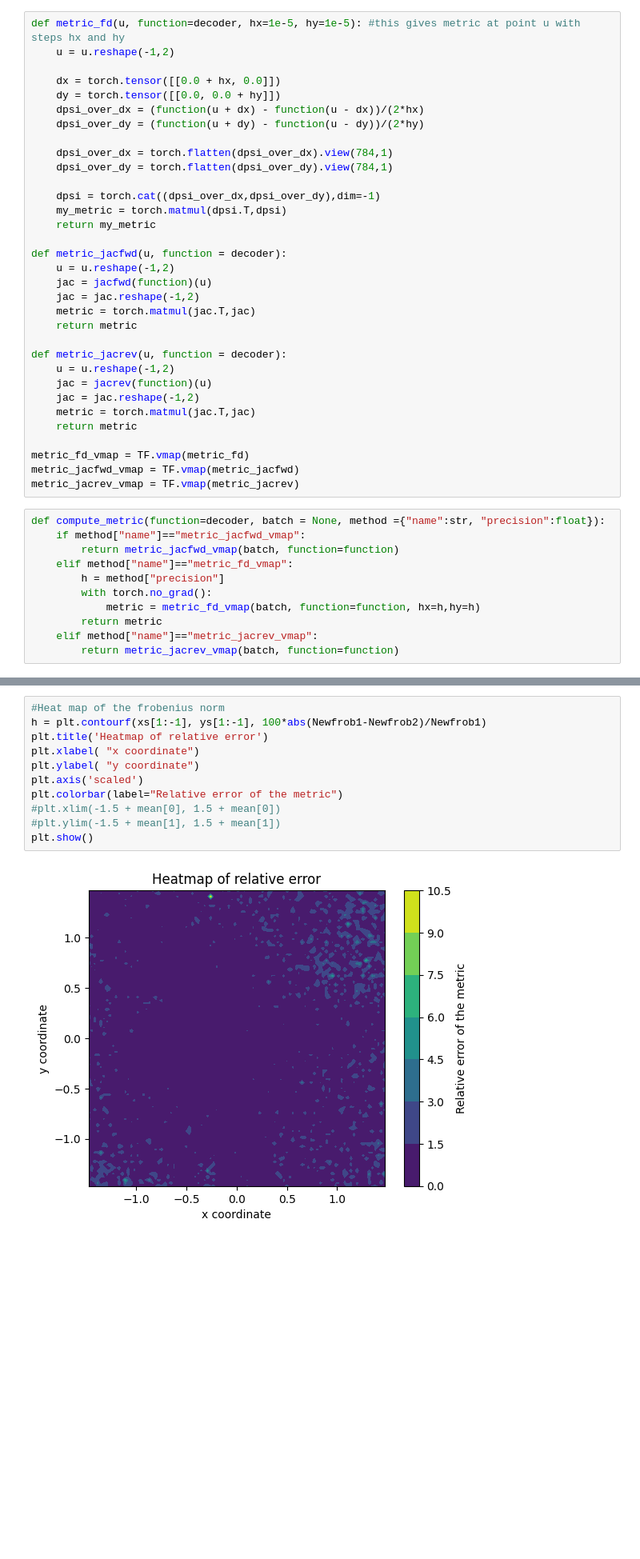
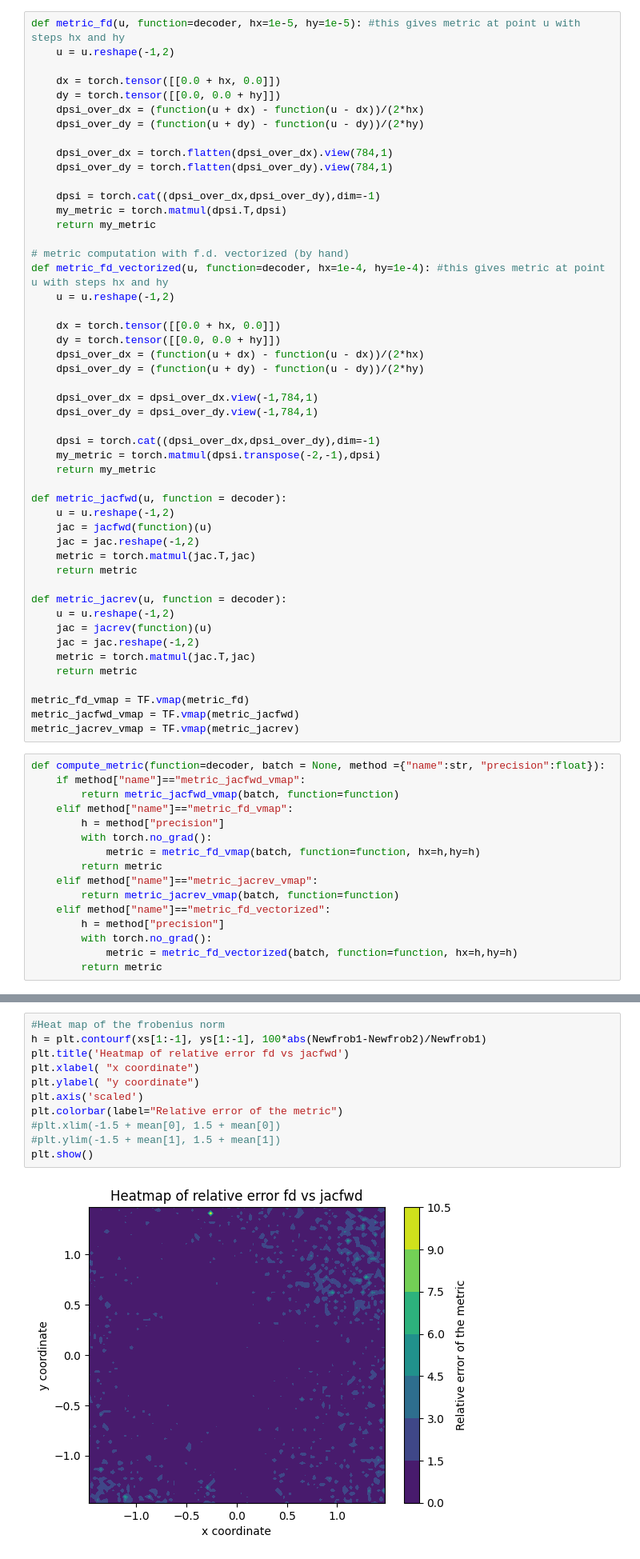
Before and after one commit to AlexeyLazarev98/Ricci-flow-in-NN, a Jupyter notebook: differentiation_methods_comparison_executed.ipynb, the cells around one changed output, grey strips where cells are left out. Shown: that part at 80% size. Cells and saved outputs as stored; diff of their text form; blank space fills up the shorter version.

```diff
--- a/differentiation_methods_comparison_executed.ipynb
+++ b/differentiation_methods_comparison_executed.ipynb
@@ -101,6 +101,22 @@ def metric_fd(u, function=decoder, hx=1e-5, hy=1e-5): #this gives metric at poin
 
     dpsi = torch.cat((dpsi_over_dx,dpsi_over_dy),dim=-1)
     my_metric = torch.matmul(dpsi.T,dpsi)
+    return my_metric
+
+# metric computation with f.d. vectorized (by hand)
+def metric_fd_vectorized(u, function=decoder, hx=1e-4, hy=1e-4): #this gives metric at point u with steps hx and hy
+    u = u.reshape(-1,2)
+
+    dx = torch.tensor([[0.0 + hx, 0.0]])
+    dy = torch.tensor([[0.0, 0.0 + hy]])
+    dpsi_over_dx = (function(u + dx) - function(u - dx))/(2*hx)
+    dpsi_over_dy = (function(u + dy) - function(u - dy))/(2*hy)
+
+    dpsi_over_dx = dpsi_over_dx.view(-1,784,1)
+    dpsi_over_dy = dpsi_over_dy.view(-1,784,1)
+
+    dpsi = torch.cat((dpsi_over_dx,dpsi_over_dy),dim=-1)
+    my_metric = torch.matmul(dpsi.transpose(-2,-1),dpsi)
     return my_metric
 
 def metric_jacfwd(u, function = decoder):
@@ -131,5 +147,10 @@ def compute_metric(function=decoder, batch = None, method ={"name":str, "precisi
         return metric
     elif method["name"]=="metric_jacrev_vmap":
         return metric_jacrev_vmap(batch, function=function)
+    elif method["name"]=="metric_fd_vectorized":
+        h = method["precision"]
+        with torch.no_grad():
+            metric = metric_fd_vectorized(batch, function=function, hx=h,hy=h)
+        return metric
 # %%
 # a short demo checking if this works
@@ -224,16 +259,16 @@ plt.show()
 # %%
 #Heat map of the frobenius norm
 h = plt.contourf(xs[1:-1], ys[1:-1], 100*abs(Newfrob1-Newfrob2)/Newfrob1)
-plt.title('Heatmap of relative error')
+plt.title('Heatmap of relative error fd vs jacfwd')
 plt.xlabel( "x coordinate")
 plt.ylabel( "y coordinate")
 plt.axis('scaled')
 plt.colorbar(label="Relative error of the metric")
 #plt.xlim(-1.5 + mean[0], 1.5 + mean[0])
 #plt.ylim(-1.5 + mean[1], 1.5 + mean[1])
 plt.show()
 # %% [output]
-[figure, old version]
+[figure, new version]
 # %% [markdown]
 # IV. Checking ground truth
 # %%
```
Also changed, not shown: parts of 8 cells of this notebook.
